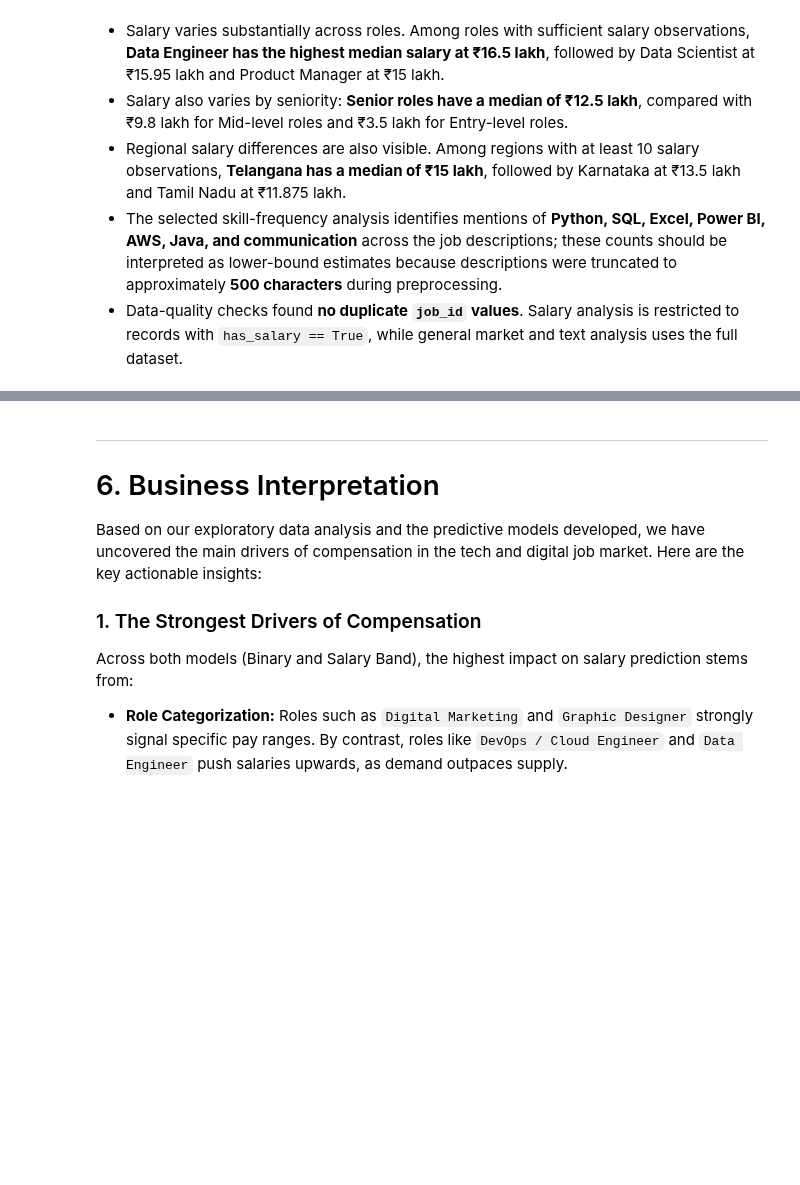
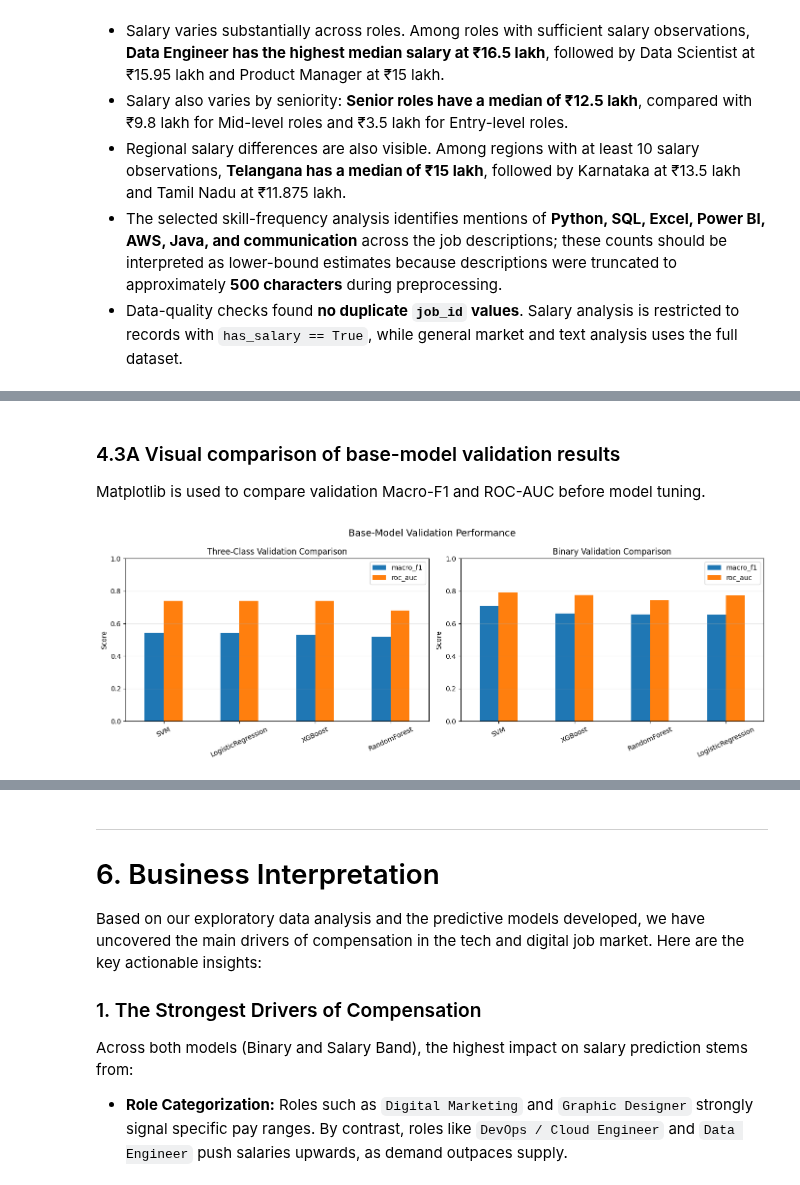
Before and after one commit to anusanth26/Career-Market-Intelligence, a Jupyter notebook: notebooks/career_market_intelligence.ipynb, the cells around one changed output, grey strips where cells are left out. Cells and saved outputs as stored; diff of their text form; code cells hidden in the pictures; blank space fills up the shorter version.

```diff
--- a/notebooks/career_market_intelligence.ipynb
+++ b/notebooks/career_market_intelligence.ipynb
@@ -1961,0 +1743,37 @@ Top text terms associated with medium: service, database, sql, project, infrastr
+# %% [markdown]
+### 4.3A Visual comparison of base-model validation results
+
+Matplotlib is used to compare validation Macro-F1 and ROC-AUC before model tuning.
+# %%
+import os
+import matplotlib.pyplot as plt
+
+MODEL_PLOT_DIR = "../reports/modeling"
+os.makedirs(MODEL_PLOT_DIR, exist_ok=True)
+
+fig, axes = plt.subplots(1, 2, figsize=(14, 5))
+band_validation_df.set_index("model")[["macro_f1", "roc_auc"]].plot(
+    kind="bar", ax=axes[0], ylim=(0, 1), rot=25
+)
+axes[0].set_title("Three-Class Validation Comparison")
+axes[0].set_ylabel("Score")
+axes[0].set_xlabel("")
+axes[0].grid(axis="y", alpha=0.3)
+
+binary_validation_df.set_index("model")[["macro_f1", "roc_auc"]].plot(
+    kind="bar", ax=axes[1], ylim=(0, 1), rot=25
+)
+axes[1].set_title("Binary Validation Comparison")
+axes[1].set_ylabel("Score")
+axes[1].set_xlabel("")
+axes[1].grid(axis="y", alpha=0.3)
+
+fig.suptitle("Base-Model Validation Performance", fontsize=14)
+fig.tight_layout()
+fig.savefig(
+    f"{MODEL_PLOT_DIR}/base_model_validation_comparison.png",
+    dpi=300, bbox_inches="tight"
+)
+plt.show()
+# %% [output]
+[figure, added]
```
Also changed, not shown: parts of 87 cells of this notebook, 11 other files.
